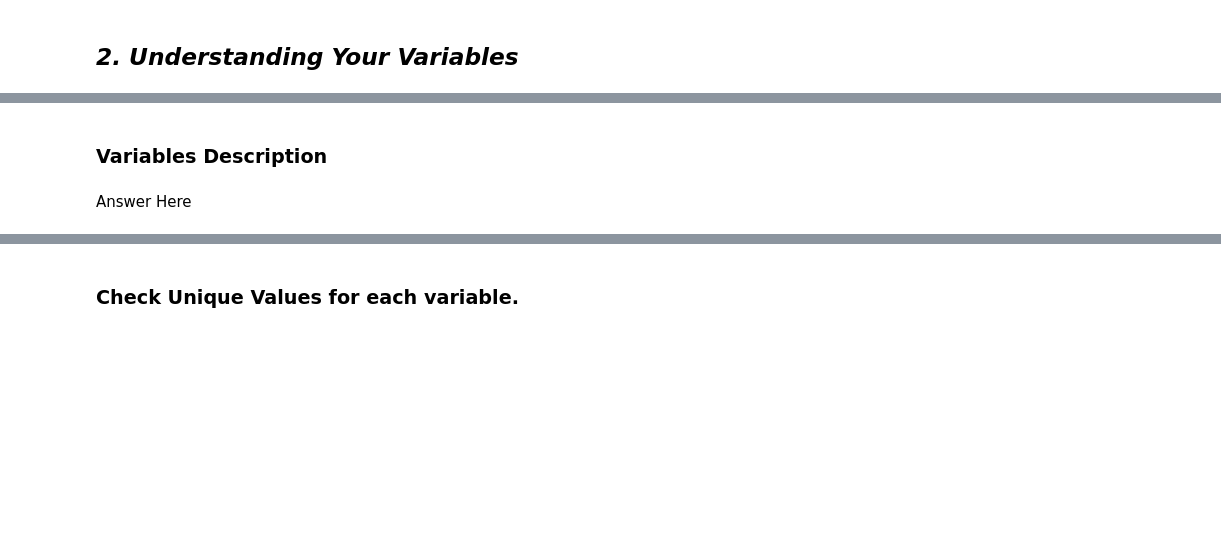
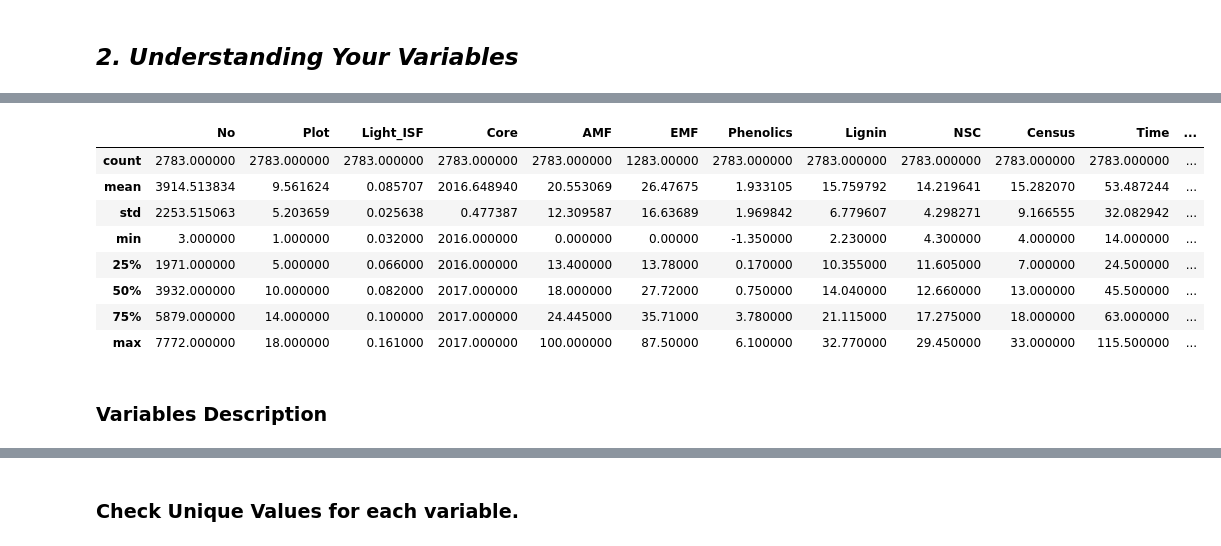
Before and after one commit to SEnvironment/AIML_Winnovation_2026_Classification_Project, a Jupyter notebook: Alok_Tree_Survival_Prediction_Classification_Project.ipynb, the cells around one changed output, grey strips where cells are left out. Drawn from its saved outputs; the diff is of its cells as text; code cells hidden in the pictures; blank space fills up the shorter version.

```diff
--- a/Alok_Tree_Survival_Prediction_Classification_Project.ipynb
+++ b/Alok_Tree_Survival_Prediction_Classification_Project.ipynb
@@ -131,6 +210,15 @@ Answer Here
 # %%
 # Dataset Describe
+ts.describe()
+# %% [output]
+|  | No | Plot | Light_ISF | Core | AMF | EMF | Phenolics | Lignin | NSC | Census | Time | ... |
+| count | 2783.000000 | 2783.000000 | 2783.000000 | 2783.000000 | 2783.000000 | 1283.00000 | 2783.000000 | 2783.000000 | 2783.000000 | 2783.000000 | 2783.000000 | ... |
+| mean | 3914.513834 | 9.561624 | 0.085707 | 2016.648940 | 20.553069 | 26.47675 | 1.933105 | 15.759792 | 14.219641 | 15.282070 | 53.487244 | ... |
+| std | 2253.515063 | 5.203659 | 0.025638 | 0.477387 | 12.309587 | 16.63689 | 1.969842 | 6.779607 | 4.298271 | 9.166555 | 32.082942 | ... |
+| min | 3.000000 | 1.000000 | 0.032000 | 2016.000000 | 0.000000 | 0.00000 | -1.350000 | 2.230000 | 4.300000 | 4.000000 | 14.000000 | ... |
+| 25% | 1971.000000 | 5.000000 | 0.066000 | 2016.000000 | 13.400000 | 13.78000 | 0.170000 | 10.355000 | 11.605000 | 7.000000 | 24.500000 | ... |
+| 50% | 3932.000000 | 10.000000 | 0.082000 | 2017.000000 | 18.000000 | 27.72000 | 0.750000 | 14.040000 | 12.660000 | 13.000000 | 45.500000 | ... |
+| 75% | 5879.000000 | 14.000000 | 0.100000 | 2017.000000 | 24.445000 | 35.71000 | 3.780000 | 21.115000 | 17.275000 | 18.000000 | 63.000000 | ... |
+| max | 7772.000000 | 18.000000 | 0.161000 | 2017.000000 | 100.000000 | 87.50000 | 6.100000 | 32.770000 | 29.450000 | 33.000000 | 115.500000 | ... |
 # %% [markdown]
 ### Variables Description
-# %% [markdown]
-Answer Here
```
Also changed, not shown: parts of 15 cells of this notebook.
